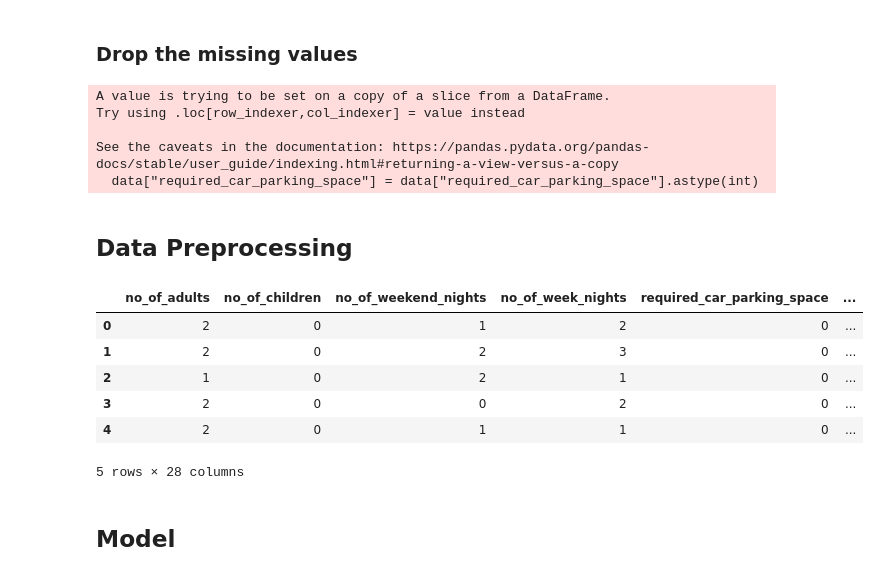
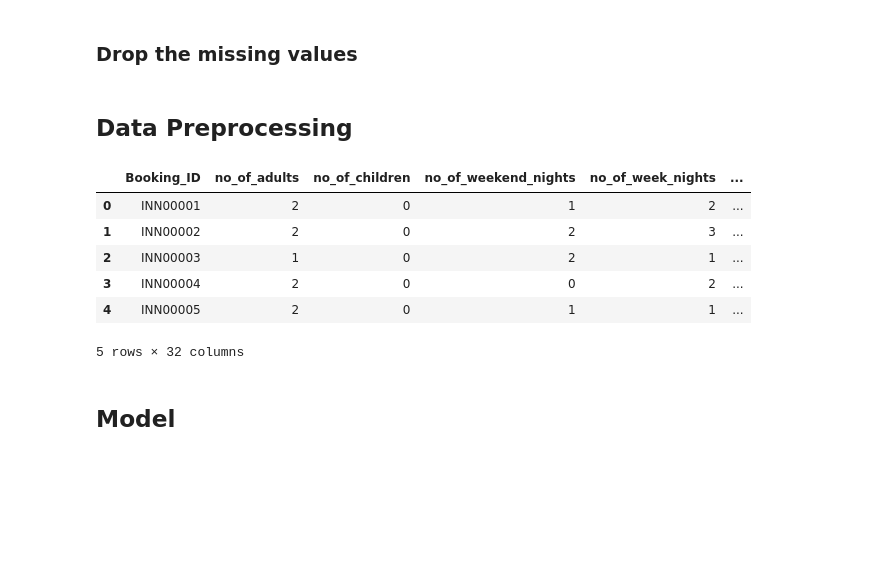
Before and after one commit to Tinnne/Hotel-Booking-Status-Prediction, a Jupyter notebook: Number1.ipynb, the cells around one changed output. Saved outputs shown, nothing was run; the diff lists cells and outputs as text; code cells hidden in the pictures; blank space fills up the shorter version.

```diff
--- a/Number1_Loan.ipynb
+++ b/Number1.ipynb
@@ -220,18 +220,5 @@ cat_plot(data)
 ### Drop the missing values
 # %%
 data = data.dropna()
-# %%
-data["required_car_parking_space"] = data["required_car_parking_space"].astype(int)
-# %% [output]
-A value is trying to be set on a copy of a slice from a DataFrame.
-Try using .loc[row_indexer,col_indexer] = value instead
-
-See the caveats in the documentation: https://pandas.pydata.org/pandas-docs/stable/user_guide/indexing.html#returning-a-view-versus-a-copy
-  data["required_car_parking_space"] = data["required_car_parking_space"].astype(int)
-# %%
-data = data[data["no_of_children"]<3]
-# data = data[data["no_of_week_nights"]<11]
-data = data[data["type_of_meal_plan"]!="Meal Plan 3"]
-data = data[data["room_type_reserved"]!="Room_Type 3"]
 # %% [markdown]
 ## Data Preprocessing
@@ -241,12 +225,12 @@ y = data["booking_status"]
 # %%
-x = pd.get_dummies(x, columns=['type_of_meal_plan', 'room_type_reserved', "market_segment_type"])
-x.head()
+data = pd.get_dummies(data, columns=['type_of_meal_plan', 'room_type_reserved', "market_segment_type"])
+data.head()
 # %% [output]
-|  | no_of_adults | no_of_children | no_of_weekend_nights | no_of_week_nights | required_car_parking_space | ... |
-| 0 | 2 | 0 | 1 | 2 | 0 | ... |
-| 1 | 2 | 0 | 2 | 3 | 0 | ... |
-| 2 | 1 | 0 | 2 | 1 | 0 | ... |
-| 3 | 2 | 0 | 0 | 2 | 0 | ... |
-| 4 | 2 | 0 | 1 | 1 | 0 | ... |
+|  | Booking_ID | no_of_adults | no_of_children | no_of_weekend_nights | no_of_week_nights | ... |
+| 0 | INN00001 | 2 | 0 | 1 | 2 | ... |
+| 1 | INN00002 | 2 | 0 | 2 | 3 | ... |
+| 2 | INN00003 | 1 | 0 | 2 | 1 | ... |
+| 3 | INN00004 | 2 | 0 | 0 | 2 | ... |
+| 4 | INN00005 | 2 | 0 | 1 | 1 | ... |
-5 rows × 28 columns
+5 rows × 32 columns
 # %%
```
Also changed, not shown: parts of 16 cells of this notebook, 8 other files.
